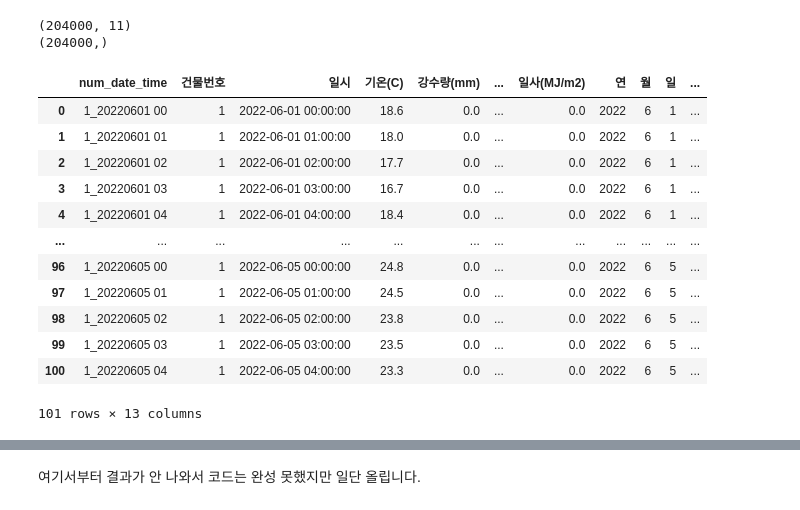
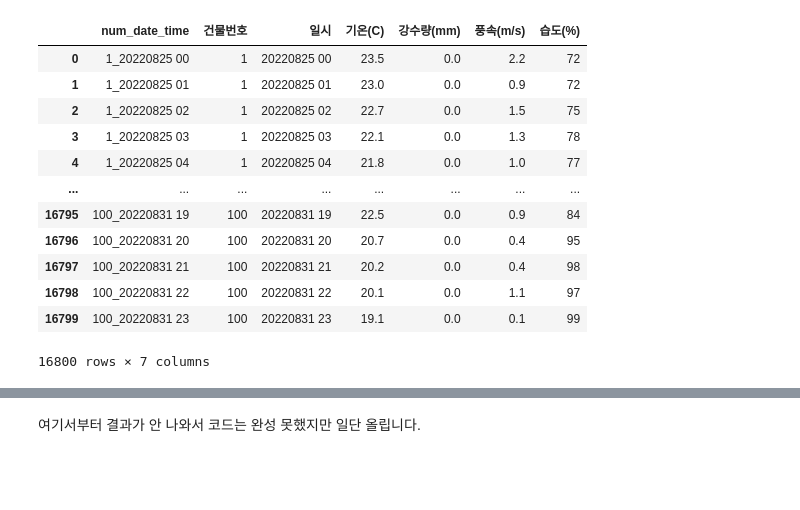
Before and after one commit to ayeonggg/DaconPrac, a Jupyter notebook: XGBoost.ipynb, the cells around one changed output, grey strips where cells are left out. Drawn from its saved outputs; the diff is of its cells as text; code cells hidden in the pictures; blank space fills up the shorter version.

```diff
--- a/XGBoost.ipynb
+++ b/XGBoost.ipynb
@@ -157,3 +45,19 @@ test_data = pd.read_csv('/content/drive/MyDrive/Colab Notebooks/test.csv')
+# %%
+test_data
+# %% [output]
+|  | num_date_time | 건물번호 | 일시 | 기온(C) | 강수량(mm) | 풍속(m/s) | 습도(%) |
+| 0 | 1_20220825 00 | 1 | 20220825 00 | 23.5 | 0.0 | 2.2 | 72 |
+| 1 | 1_20220825 01 | 1 | 20220825 01 | 23.0 | 0.0 | 0.9 | 72 |
+| 2 | 1_20220825 02 | 1 | 20220825 02 | 22.7 | 0.0 | 1.5 | 75 |
+| 3 | 1_20220825 03 | 1 | 20220825 03 | 22.1 | 0.0 | 1.3 | 78 |
+| 4 | 1_20220825 04 | 1 | 20220825 04 | 21.8 | 0.0 | 1.0 | 77 |
+| ... | ... | ... | ... | ... | ... | ... | ... |
+| 16795 | 100_20220831 19 | 100 | 20220831 19 | 22.5 | 0.0 | 0.9 | 84 |
+| 16796 | 100_20220831 20 | 100 | 20220831 20 | 20.7 | 0.0 | 0.4 | 95 |
+| 16797 | 100_20220831 21 | 100 | 20220831 21 | 20.2 | 0.0 | 0.4 | 98 |
+| 16798 | 100_20220831 22 | 100 | 20220831 22 | 20.1 | 0.0 | 1.1 | 97 |
+| 16799 | 100_20220831 23 | 100 | 20220831 23 | 19.1 | 0.0 | 0.1 | 99 |
+16800 rows × 7 columns
 # %%
 # 결측치 처리
 train_data['강수량(mm)'].fillna(0, inplace=True)
@@ -179,30 +87,4 @@ test_data['시간'] = test_data['일시'].dt.hour
 # %%
-# 필요하지 않은 컬럼 제거
-train_data.drop(columns=['num_date_time', '일시'], inplace=True)
-test_data.drop(columns=['num_date_time', '일시'], inplace=True)
-
 # 특성과 라벨 분리
 X_train = train_data.drop(columns=['전력소비량(kWh)'])
 y_train = train_data['전력소비량(kWh)']
-
-print(X_train.shape)
-print(y_train.shape)
-# %% [output]
-(204000, 11)
-(204000,)
-# %%
-X_train.head(101)
-# %% [output]
-|  | num_date_time | 건물번호 | 일시 | 기온(C) | 강수량(mm) | ... | 일사(MJ/m2) | 연 | 월 | 일 | ... |
-| 0 | 1_20220601 00 | 1 | 2022-06-01 00:00:00 | 18.6 | 0.0 | ... | 0.0 | 2022 | 6 | 1 | ... |
-| 1 | 1_20220601 01 | 1 | 2022-06-01 01:00:00 | 18.0 | 0.0 | ... | 0.0 | 2022 | 6 | 1 | ... |
-| 2 | 1_20220601 02 | 1 | 2022-06-01 02:00:00 | 17.7 | 0.0 | ... | 0.0 | 2022 | 6 | 1 | ... |
-| 3 | 1_20220601 03 | 1 | 2022-06-01 03:00:00 | 16.7 | 0.0 | ... | 0.0 | 2022 | 6 | 1 | ... |
-| 4 | 1_20220601 04 | 1 | 2022-06-01 04:00:00 | 18.4 | 0.0 | ... | 0.0 | 2022 | 6 | 1 | ... |
-| ... | ... | ... | ... | ... | ... | ... | ... | ... | ... | ... | ... |
-| 96 | 1_20220605 00 | 1 | 2022-06-05 00:00:00 | 24.8 | 0.0 | ... | 0.0 | 2022 | 6 | 5 | ... |
-| 97 | 1_20220605 01 | 1 | 2022-06-05 01:00:00 | 24.5 | 0.0 | ... | 0.0 | 2022 | 6 | 5 | ... |
-| 98 | 1_20220605 02 | 1 | 2022-06-05 02:00:00 | 23.8 | 0.0 | ... | 0.0 | 2022 | 6 | 5 | ... |
-| 99 | 1_20220605 03 | 1 | 2022-06-05 03:00:00 | 23.5 | 0.0 | ... | 0.0 | 2022 | 6 | 5 | ... |
-| 100 | 1_20220605 04 | 1 | 2022-06-05 04:00:00 | 23.3 | 0.0 | ... | 0.0 | 2022 | 6 | 5 | ... |
-101 rows × 13 columns
```
Also changed, not shown: parts of 27 cells of this notebook.
